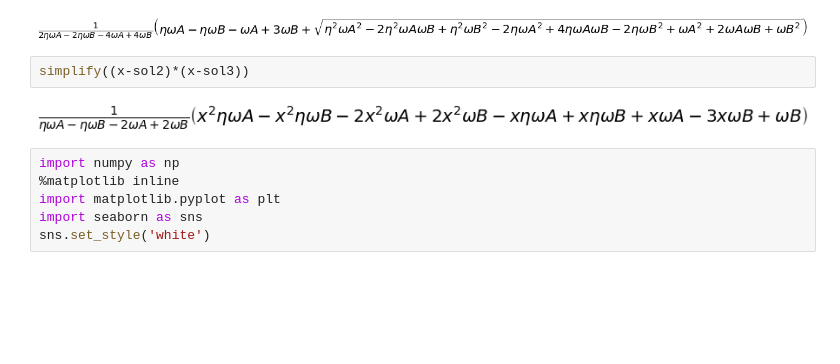
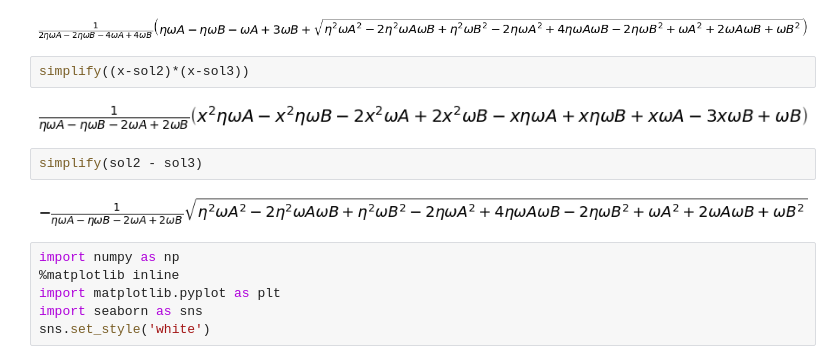
Before and after one commit to yoavram/Milpitas, a Jupyter notebook: sympy.ipynb, the cells around one changed output. Cells and saved outputs as stored; diff of their text form; blank space fills up the shorter version.

```diff
--- a/sympy.ipynb
+++ b/sympy.ipynb
@@ -128,6 +128,10 @@ sol3
 simplify((x-sol2)*(x-sol3))
 # %% [output]
 [figure]
+# %%
+simplify(sol2 - sol3)
+# %% [output]
+[figure, added]
 # %%
 import numpy as np
 %matplotlib inline
```
Also changed, not shown: parts of 2 cells of this notebook, 1 other file.
